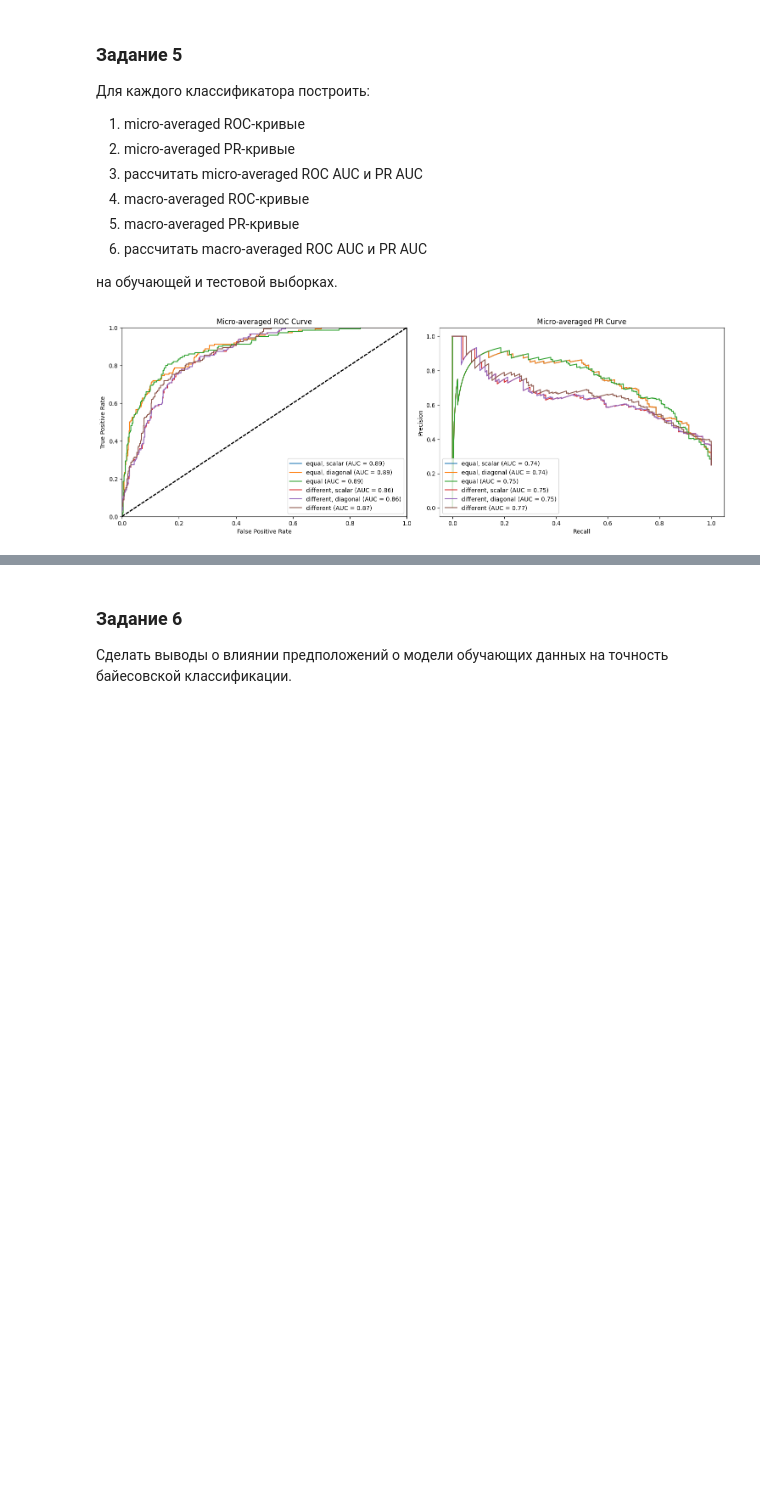
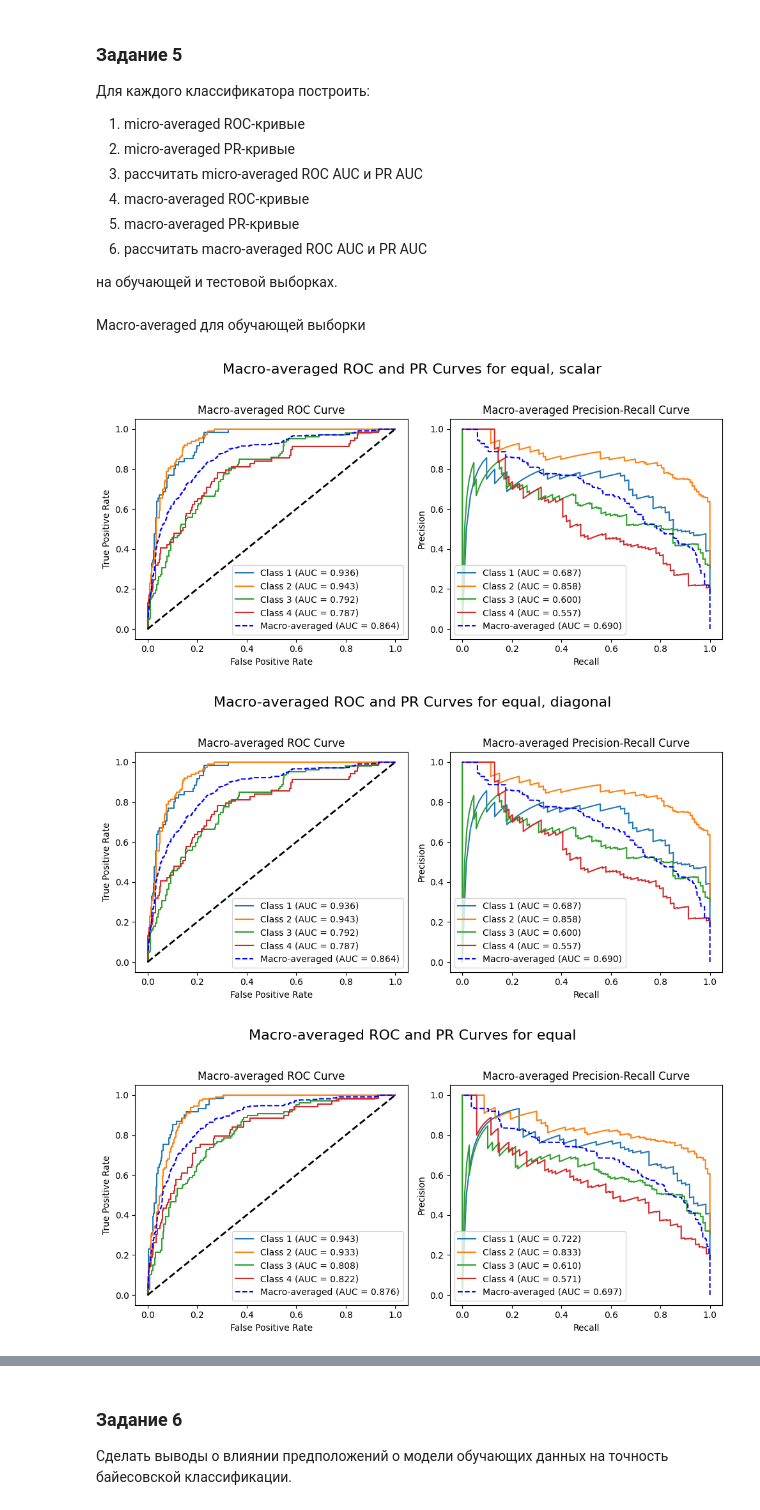
Before and after one commit to nekit2-002/ml-labs, a Jupyter notebook: laba2/laba2.ipynb, the cells around one changed output, grey strips where cells are left out. Drawn from its saved outputs; the diff is of its cells as text; code cells hidden in the pictures; blank space fills up the shorter version.

```diff
--- a/laba2/laba2.ipynb
+++ b/laba2/laba2.ipynb
@@ -416,19 +426,18 @@ plt.show()
 plt.figure(figsize=(10, 8))
 for idx, (name, clf) in enumerate(classifiers.items()):
     # Получаем предсказания для сетки
-    grid_predictions, _ = clf.predict_all(
+    _, grid_predictions= clf.predict_all(
         pd.DataFrame(grid_points, columns=['x1', 'x2']))
     grid_predictions = np.array(grid_predictions)
 
     # Преобразуем предсказания в форму сетки
-    Z = np.array([np.argmax(pred)
-                 for pred in grid_predictions]).reshape(xx.shape)
+    Z = grid_predictions.reshape(xx.shape)
 
     plt.contour(xx, yy, Z, levels=[0.5 + idx,
                 1.5 + idx], colors='k', linestyles='--')
 
 plt.scatter(X_train['x1'], X_train['x2'], c=y_train,
-            edgecolor='k', marker='o', label='Train data')
+            edgecolor='k', marker='o', label='Train data', cmap=plt.cm.get_cmap('viridis', len(class_colors)))
 plt.scatter(X_test['x1'], X_test['x2'], c='red',
             edgecolor='k', marker='x', label='Test data')
 plt.title('Границы классов для всех классификаторов')
@@ -491,51 +500,5 @@ plt.show()
 6. рассчитать macro-averaged ROC AUC и PR AUC
 
 на обучающей и тестовой выборках.
-# %%
-# Функция для построения ROC и PR кривых
-def plot_roc_pr_curves(classifiers, X_train, y_train, X_test, y_test):
-    plt.figure(figsize=(15, 10))
-
-    # Micro-averaged ROC and PR curves
-    for name, clf in classifiers.items():
-        # Получаем вероятности для тестовой выборки
-        test_predictions, _ = clf.predict_all(X_test)
-
-        # Бинаризация меток
-        y_test_binarized = label_binarize(y_test, classes=np.unique(y_train))
-        y_score = np.array([pred for pred in test_predictions])
-
-        # ROC
-        fpr, tpr, _ = roc_curve(y_test_binarized.ravel(), y_score.ravel())
-        roc_auc = auc(fpr, tpr)
-
-        # PR
-        precision, recall, _ = precision_recall_curve(y_test_binarized.ravel(), y_score.ravel())
-        pr_auc = average_precision_score(y_test_binarized, y_score)
-
-        # Plot ROC curve
-        plt.subplot(2, 2, 1)
-        plt.plot(fpr, tpr, label=f'{name} (AUC = {roc_auc:.2f})')
-        plt.plot([0, 1], [0, 1], 'k--')
-        plt.xlim([0.0, 1.0])
-        plt.ylim([0.0, 1.0])
-        plt.xlabel('False Positive Rate')
-        plt.ylabel('True Positive Rate')
-        plt.title('Micro-averaged ROC Curve')
-        plt.legend(loc='lower right')
-
-        # Plot PR curve
-        plt.subplot(2, 2, 2)
-        plt.plot(recall, precision, label=f'{name} (AUC = {pr_auc:.2f})')
-        plt.xlabel('Recall')
-        plt.ylabel('Precision')
-        plt.title('Micro-averaged PR Curve')
-        plt.legend(loc='lower left')
-
-    plt.tight_layout()
-    plt.show()
-
-# Вызываем функцию для построения кривых
-plot_roc_pr_curves(classifiers, X_train, y_train, X_test, y_test)
-# %% [output]
-[figure, removed]
+# %% [markdown]
+Macro-averaged для обучающей выборки
@@ -541,0 +572,7 @@ plot_roc_pr_curves(classifiers, X_train, y_train, X_test, y_test)
+# %%
+for name, classifier in classifiers.items():
+    plot_macro_roc_pr_curves(classifier, name,X_train, y_train)
+# %% [output]
+[figure, added]
+[figure, added]
+[figure, added]
```
Also changed, not shown: parts of 13 cells of this notebook.
